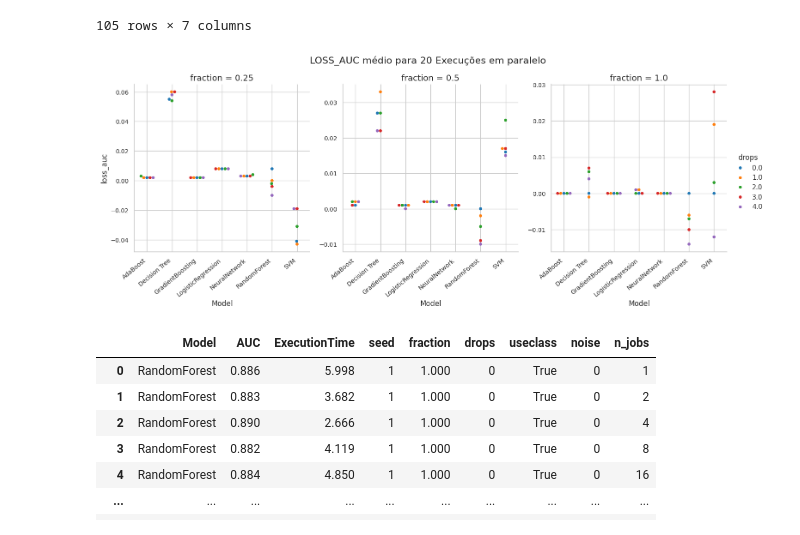
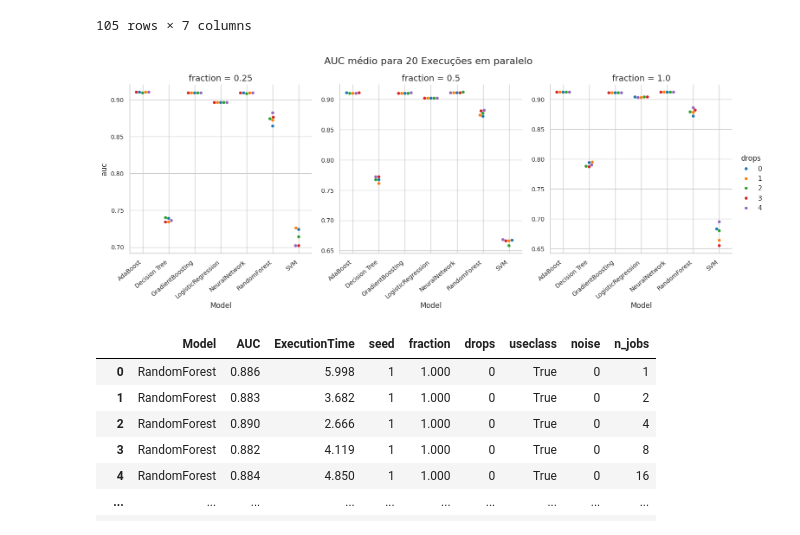
Before and after one commit to athyrson06/MO652-Final-Project, a Jupyter notebook: results/grid_search_results/notebook final.ipynb, the cells around one changed output. Saved outputs shown, nothing was run; the diff lists cells and outputs as text; code cells hidden in the pictures.

```diff
--- a/results/grid_search_results/notebook final.ipynb
+++ b/results/grid_search_results/notebook final.ipynb
@@ -111,6 +97,7 @@ loss_auc = df_auc.loc[(1,0,0)] - df_auc
 loss_auc = loss_auc.round(3).droplevel(2)
 loss_auc = loss_auc.T.droplevel(0).T
 loss_auc = loss_auc.melt(value_name='loss_auc', ignore_index=False).reset_index()
+df_auc = df_auc.droplevel(2).T.droplevel(0).T.melt(value_name='auc', ignore_index=False).reset_index()
 loss_auc
 # %% [output]
 |  | fraction | drops | Model | loss_auc |
@@ -132,6 +119,7 @@ speedup_df = df_time.loc[(1,0,0)]/df_time
 speedup_df = speedup_df.round(3).droplevel(2)
 speedup_df = speedup_df.T.droplevel(0).T
 speedup_df = speedup_df.melt(value_name='speedup', ignore_index=False).reset_index()
+df_time = df_time.droplevel(2).T.droplevel(0).T.melt(value_name='time', ignore_index=False).reset_index()
 speedup_df
 # %% [output]
 |  | fraction | drops | Model | speedup |
@@ -150,5 +154,5 @@ speedup_df
 # %%
-data = pd.concat([speedup_df, auc_df.auc, time_df.time, loss_auc.loss_auc], axis=1).dropna()#.query('speedup == 1 and loss_auc==0 ')
+data = pd.concat([speedup_df, df_auc.auc, df_time.time, loss_auc.loss_auc], axis=1)#.query('speedup == 1 and loss_auc==0 ')
 data
 # %% [output]
 |  | fraction | drops | Model | speedup | auc | time | loss_auc |
@@ -227,7 +231,7 @@ data
 # Configurar o tema
 sns.set_theme(style="whitegrid", palette="tab10")
 xc = "Model"
-yc = "loss_auc"
+yc = "auc"
 g = sns.catplot(
     data=data,
     x=xc,
@@ -238,34 +242,34 @@ g = sns.catplot(
     sharey=False,
     sharex=False,
     legend=True,
     log_scale=False,
     palette="tab10",
 )
 
 # Definir título principal para o gráfico inteiro
 titulo = f"{yc.upper()} médio para 20 Execuções em paralelo"
 g.fig.suptitle(titulo, y=1.05, fontsize=16)
 
 
 # Aumentar o tamanho dos ticks dos eixos e rotacionar as labels
 for ax in g.axes.flat:
     ax.tick_params(axis='both', labelsize=10)  # Ajustar o tamanho da fonte dos ticks
     ax.grid(True)  # Adicionar gridlines
     # Define the ticks explicitly
     ax.set_xticks(ax.get_xticks())
     # Rotacionar as labels do eixo x
     ax.set_xticklabels(ax.get_xticklabels(), rotation=40, ha="right")
 
 
 # Definir título para cada gráfico de coluna
 for ax in g.axes.flat:
     ax.set_title(ax.get_title(), fontsize=14)
 
 
 # plt.tight_layout()
 plt.savefig(f'{titulo}.png', dpi=400, bbox_inches="tight")
 # %% [output]
-[figure, old version]
+[figure, new version]
 # %%
 df = pd.read_csv(filepath_or_buffer="RF.csv")
 df
```
Also changed, not shown: parts of 6 cells of this notebook, 13 other files.
